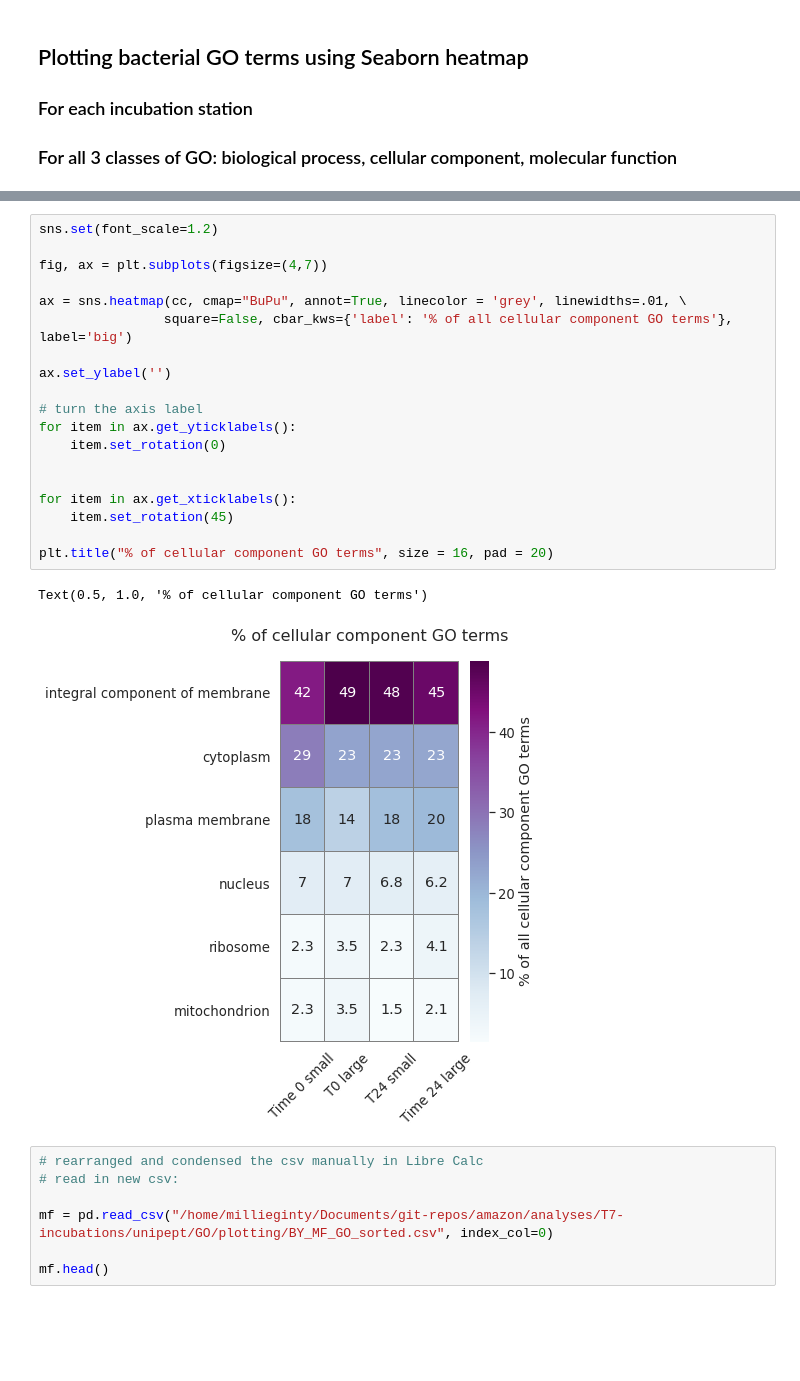
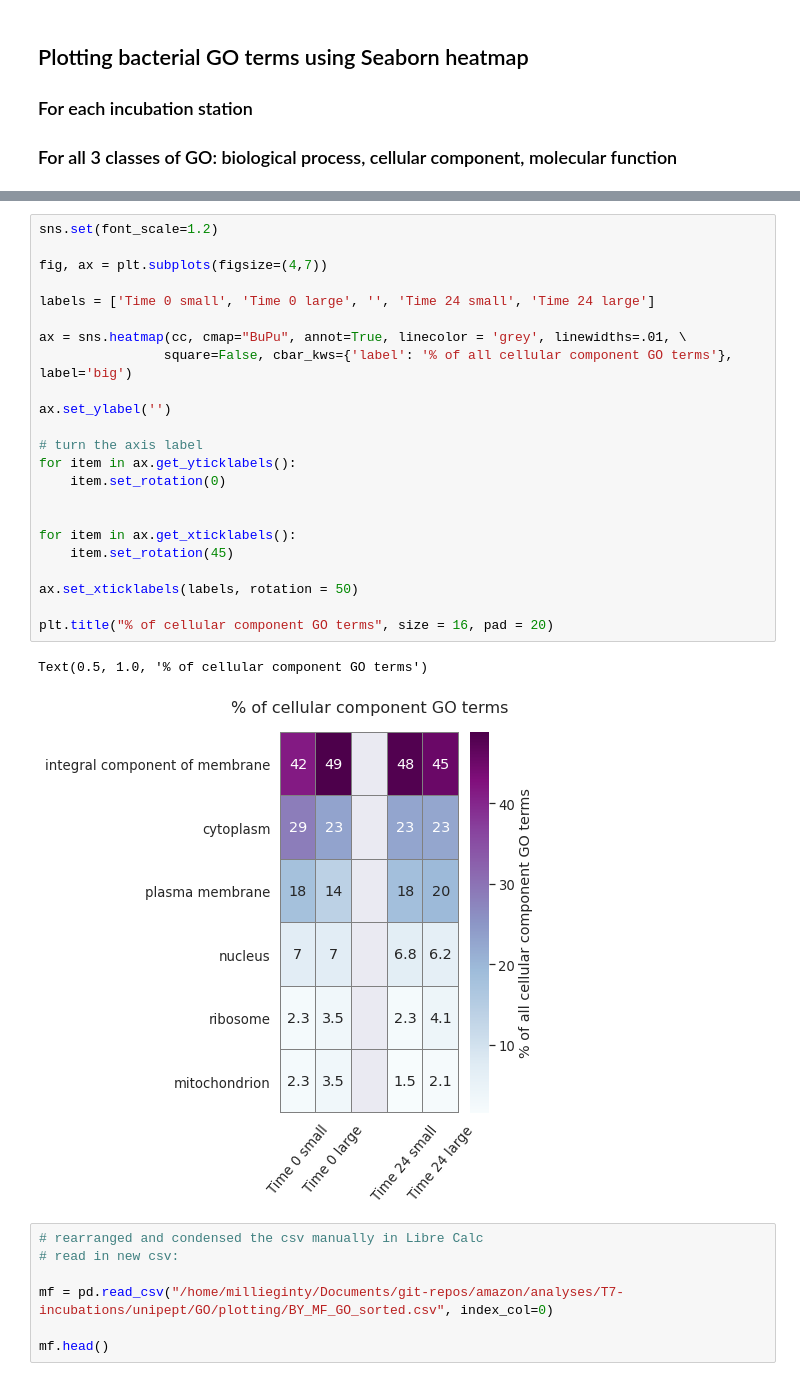
Before and after one commit to MeganEDuffy/amazon, a Jupyter notebook: notebooks/Trocas7_INCUBATIONS/GO-terms-CC.ipynb, the cells around one changed output, grey strips where cells are left out. Cells and saved outputs as stored; diff of their text form; blank space fills up the shorter version.

Commit message:
averaged ptm plot in nb

```diff
--- a/notebooks/Trocas7_INCUBATIONS/GO-terms-CC.ipynb
+++ b/notebooks/Trocas7_INCUBATIONS/GO-terms-CC.ipynb
@@ -33,25 +33,29 @@ cc.head()
 # %%
 sns.set(font_scale=1.2)
 
 fig, ax = plt.subplots(figsize=(4,7))
+
+labels = ['Time 0 small', 'Time 0 large', '', 'Time 24 small', 'Time 24 large']
 
 ax = sns.heatmap(cc, cmap="BuPu", annot=True, linecolor = 'grey', linewidths=.01, \
                 square=False, cbar_kws={'label': '% of all cellular component GO terms'}, label='big')
 
 ax.set_ylabel('')
 
 # turn the axis label
 for item in ax.get_yticklabels():
     item.set_rotation(0)
 
 
 for item in ax.get_xticklabels():
     item.set_rotation(45)
 
+ax.set_xticklabels(labels, rotation = 50)
+
 plt.title("% of cellular component GO terms", size = 16, pad = 20)
 # %% [output]
 Text(0.5, 1.0, '% of cellular component GO terms')
-[figure, old version]
+[figure, new version]
 # %%
 # rearranged and condensed the csv manually in Libre Calc
 # read in new csv:
```
Also changed, not shown: parts of 2 cells of this notebook, 5 other files.
